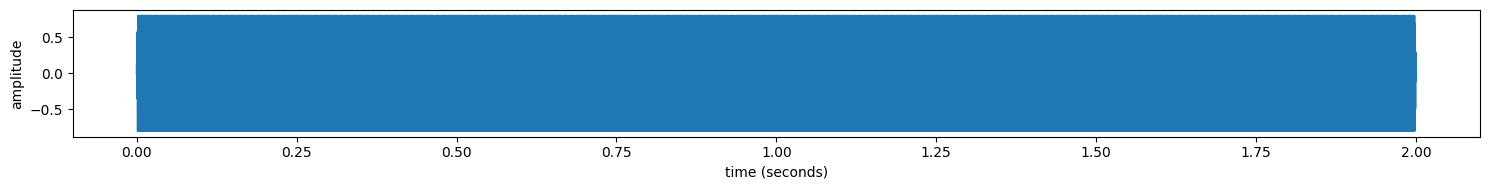
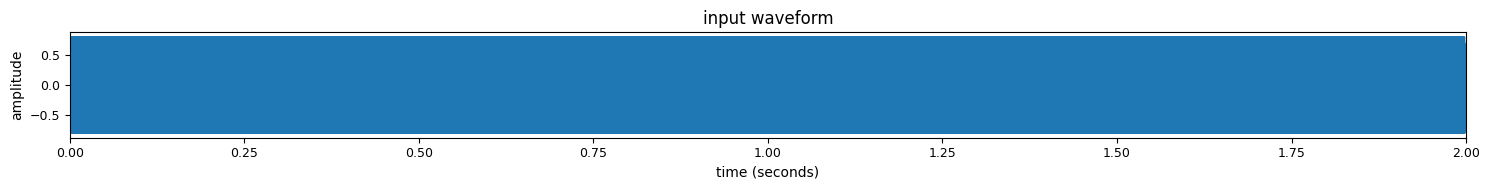
The change to this notebook cell's code, shown as a diff; its figure went from the first image to the second:
--- before
+++ after
@@ -2,9 +2,6 @@
 fs, x = UF.wavread(input_file)
 
-time_axis = np.arange(x.size) / float(fs)
 fig, ax = plt.subplots(figsize=(15, 2))
-ax.plot(time_axis, x)
-ax.set_xlabel('time (seconds)')
-ax.set_ylabel('amplitude')
+PH.plot_waveform(ax, x, fs, title='input waveform', xlabel='time (seconds)')
 fig.tight_layout()
 plt.show()

Commit: changes to all examples to make them more complete and with better plots